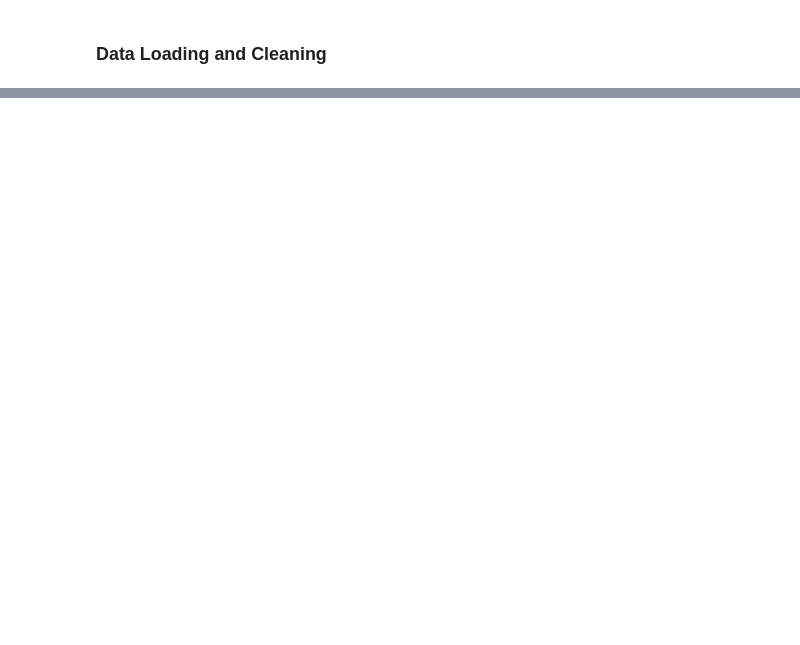
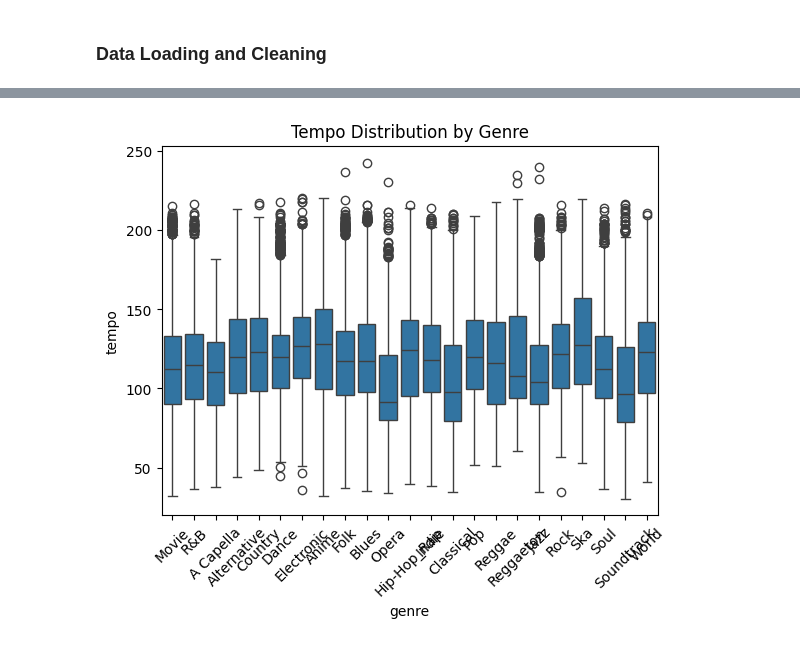
Before and after one commit to PeteVanBenthuysen/spotify_popularity_predictor, a Jupyter notebook: spotify_analysis.ipynb, the cells around one changed output, grey strips where cells are left out. Saved outputs shown, nothing was run; the diff lists cells and outputs as text; code cells hidden in the pictures; blank space fills up the shorter version.

```diff
--- a/spotify_analysis.ipynb
+++ b/spotify_analysis.ipynb
@@ -61,0 +329,22 @@ print(df.isnull().sum()) # Check for missing values
+# %%
+# Save original count before filtering
+original_count = df.shape[0]
+
+# IQR calculation
+Q1 = df['duration_sec'].quantile(0.25)
+Q3 = df['duration_sec'].quantile(0.75)
+IQR = Q3 - Q1
+lower_bound = Q1 - 1.5 * IQR
+upper_bound = Q3 + 1.5 * IQR
+
+# Filter using IQR
+df = df[(df['duration_sec'] >= lower_bound) & (df['duration_sec'] <= upper_bound)]
+
+# Count after filtering
+filtered_count = df.shape[0]
+
+# Show how many rows were removed
+removed_count = original_count - filtered_count
+print(f"Removed {removed_count} songs due to length outliers using IQR filtering.")
+print(f"IQR Range: {lower_bound:.0f} to {upper_bound:.0f}")
+print(f"Duration range after filtering: {df['duration_sec'].min():.3f} to {df['duration_sec'].max():.3f}")
@@ -61,0 +362,8 @@ print(df.isnull().sum()) # Check for missing values
+# %%
+# Plot boxplot of song tempo by genre
+sns.boxplot(x='genre', y='tempo', data=df)
+plt.title('Tempo Distribution by Genre')
+plt.xticks(rotation=45)
+plt.show()
+# %% [output]
+[figure, added]
```
Also changed, not shown: parts of 80 cells of this notebook.
